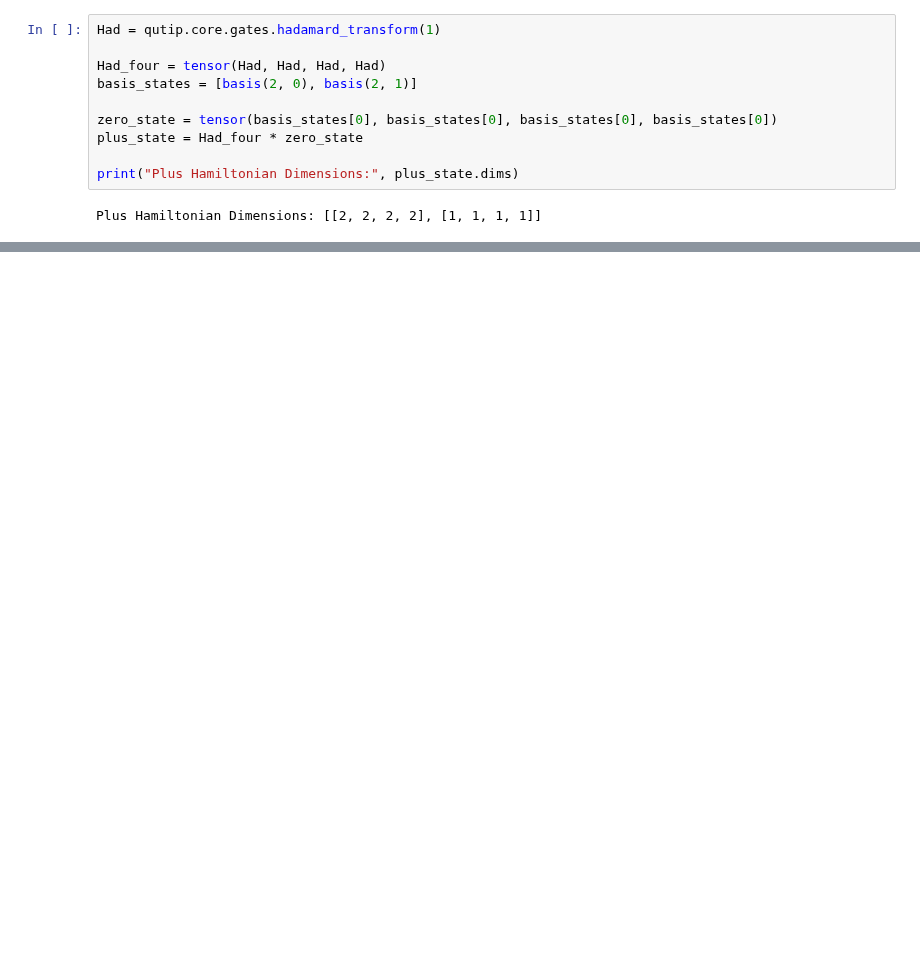
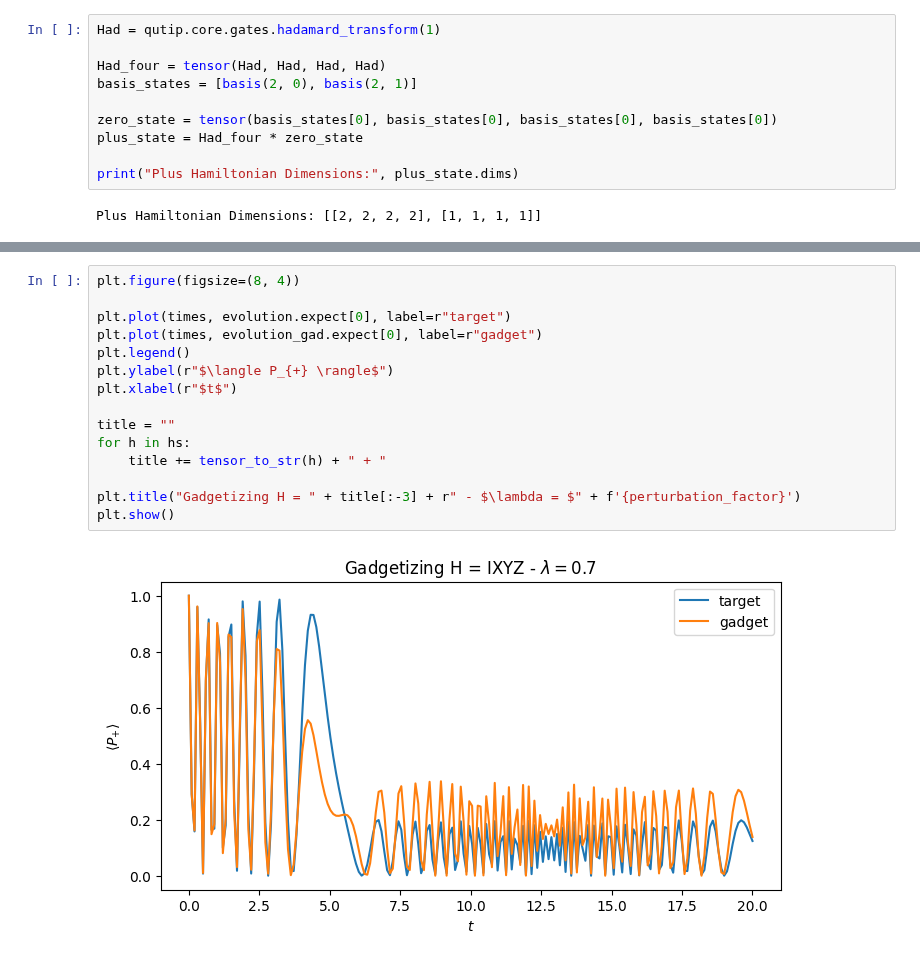
Before and after one commit to chenscheimq/QEC, a Jupyter notebook: Gadgets/test_simple_4_local.ipynb, the cells around one changed output, grey strips where cells are left out. Saved outputs shown, nothing was run; the diff lists cells and outputs as text; blank space fills up the shorter version.

```diff
--- a/Gadgets/test_simple_4_local.ipynb
+++ b/Gadgets/test_simple_4_local.ipynb
@@ -258,0 +314,17 @@ plt.plot(times, evolution.expect[0], label=r"")
+# %%
+plt.figure(figsize=(8, 4))
+
+plt.plot(times, evolution.expect[0], label=r"target")
+plt.plot(times, evolution_gad.expect[0], label=r"gadget")
+plt.legend()
+plt.ylabel(r"$\langle P_{+} \rangle$")
+plt.xlabel(r"$t$")
+
+title = ""
+for h in hs:
+    title += tensor_to_str(h) + " + "
+
+plt.title("Gadgetizing H = " + title[:-3] + r" - $\lambda = $" + f'{perturbation_factor}')
+plt.show()
+# %% [output]
+[figure, added]
```
Also changed, not shown: parts of 6 cells of this notebook.
